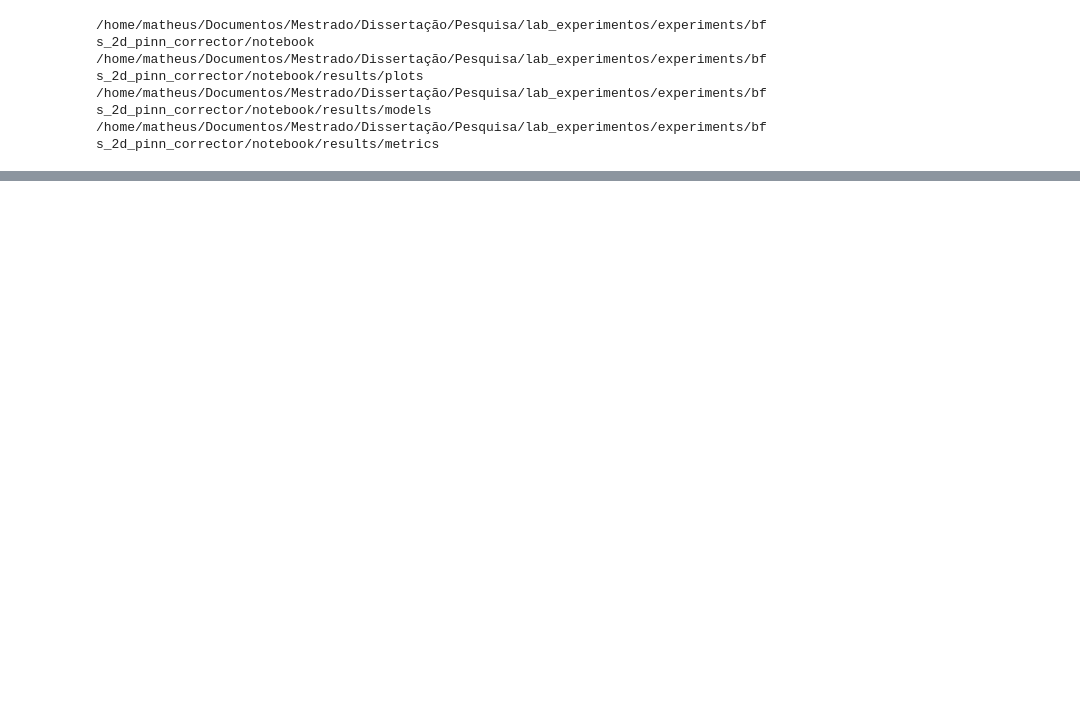
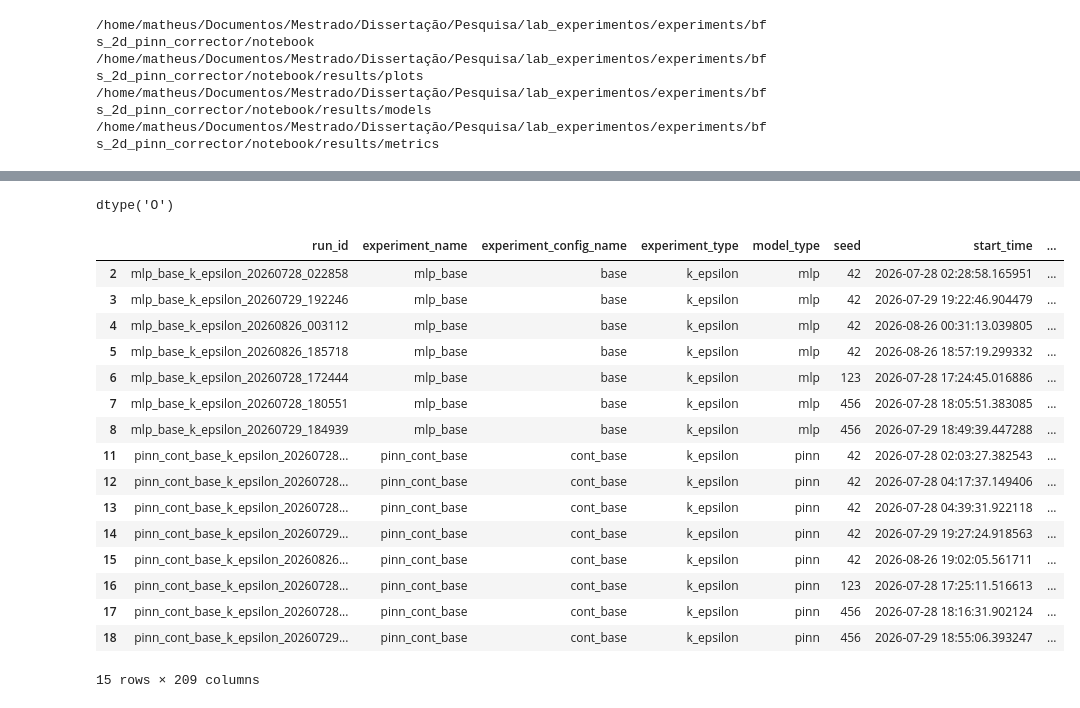
Before and after one commit to borges12matheus/pinn_hybrid_experiments, a Jupyter notebook: notebook/bfs2d_pipeline_baseline_v0.ipynb, the cells around one changed output, grey strips where cells are left out. Drawn from its saved outputs; the diff is of its cells as text; code cells hidden in the pictures; blank space fills up the shorter version.

```diff
--- a/notebook/bfs2d_pipeline_baseline_v0.ipynb
+++ b/notebook/bfs2d_pipeline_baseline_v0.ipynb
@@ -53 +57,27 @@ df
+# %%
+df['start_time'].dtype
+# %% [output]
+dtype('O')
+# %%
+df["start_time"] = pd.to_datetime(df["start_time"])
+# %%
+df.loc[df['experiment_name'].isin(['mlp_base', 'pinn_cont_base']) & (df['start_time'] >= pd.to_datetime('2026-07-28'))]
+# %% [output]
+|  | run_id | experiment_name | experiment_config_name | experiment_type | model_type | seed | start_time | ... |
+| 2 | mlp_base_k_epsilon_20260728_022858 | mlp_base | base | k_epsilon | mlp | 42 | 2026-07-28 02:28:58.165951 | ... |
+| 3 | mlp_base_k_epsilon_20260729_192246 | mlp_base | base | k_epsilon | mlp | 42 | 2026-07-29 19:22:46.904479 | ... |
+| 4 | mlp_base_k_epsilon_20260826_003112 | mlp_base | base | k_epsilon | mlp | 42 | 2026-08-26 00:31:13.039805 | ... |
+| 5 | mlp_base_k_epsilon_20260826_185718 | mlp_base | base | k_epsilon | mlp | 42 | 2026-08-26 18:57:19.299332 | ... |
+| 6 | mlp_base_k_epsilon_20260728_172444 | mlp_base | base | k_epsilon | mlp | 123 | 2026-07-28 17:24:45.016886 | ... |
+| 7 | mlp_base_k_epsilon_20260728_180551 | mlp_base | base | k_epsilon | mlp | 456 | 2026-07-28 18:05:51.383085 | ... |
+| 8 | mlp_base_k_epsilon_20260729_184939 | mlp_base | base | k_epsilon | mlp | 456 | 2026-07-29 18:49:39.447288 | ... |
+| 11 | pinn_cont_base_k_epsilon_20260728... | pinn_cont_base | cont_base | k_epsilon | pinn | 42 | 2026-07-28 02:03:27.382543 | ... |
+| 12 | pinn_cont_base_k_epsilon_20260728... | pinn_cont_base | cont_base | k_epsilon | pinn | 42 | 2026-07-28 04:17:37.149406 | ... |
+| 13 | pinn_cont_base_k_epsilon_20260728... | pinn_cont_base | cont_base | k_epsilon | pinn | 42 | 2026-07-28 04:39:31.922118 | ... |
+| 14 | pinn_cont_base_k_epsilon_20260729... | pinn_cont_base | cont_base | k_epsilon | pinn | 42 | 2026-07-29 19:27:24.918563 | ... |
+| 15 | pinn_cont_base_k_epsilon_20260826... | pinn_cont_base | cont_base | k_epsilon | pinn | 42 | 2026-08-26 19:02:05.561711 | ... |
+| 16 | pinn_cont_base_k_epsilon_20260728... | pinn_cont_base | cont_base | k_epsilon | pinn | 123 | 2026-07-28 17:25:11.516613 | ... |
+| 17 | pinn_cont_base_k_epsilon_20260728... | pinn_cont_base | cont_base | k_epsilon | pinn | 456 | 2026-07-28 18:16:31.902124 | ... |
+| 18 | pinn_cont_base_k_epsilon_20260729... | pinn_cont_base | cont_base | k_epsilon | pinn | 456 | 2026-07-29 18:55:06.393247 | ... |
+15 rows × 209 columns
 # %%
```
Also changed, not shown: parts of 3 cells of this notebook, 54 other files.
